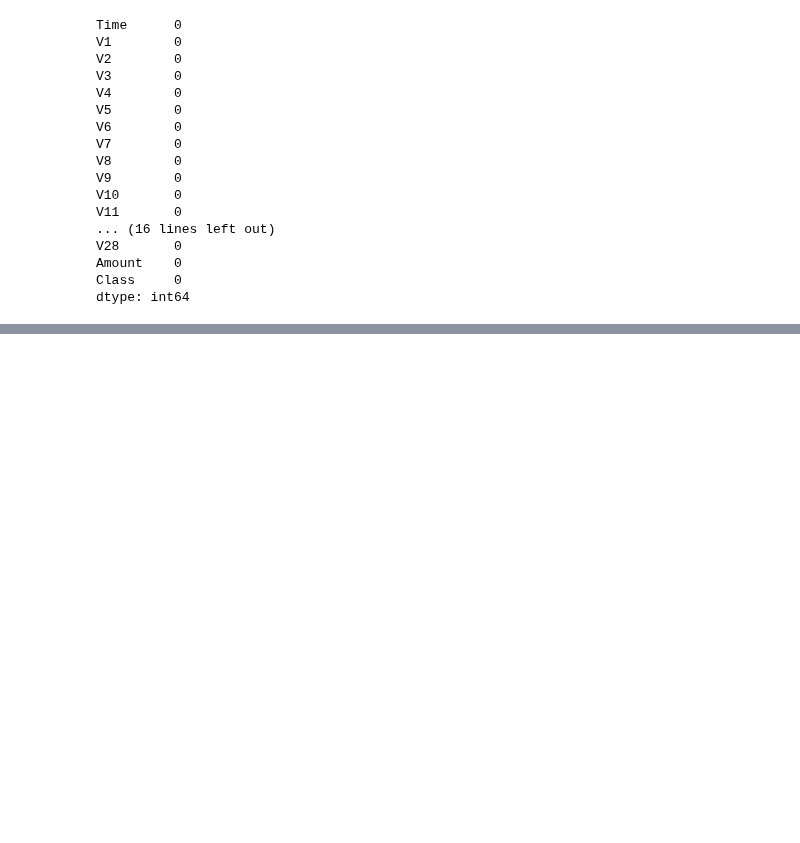
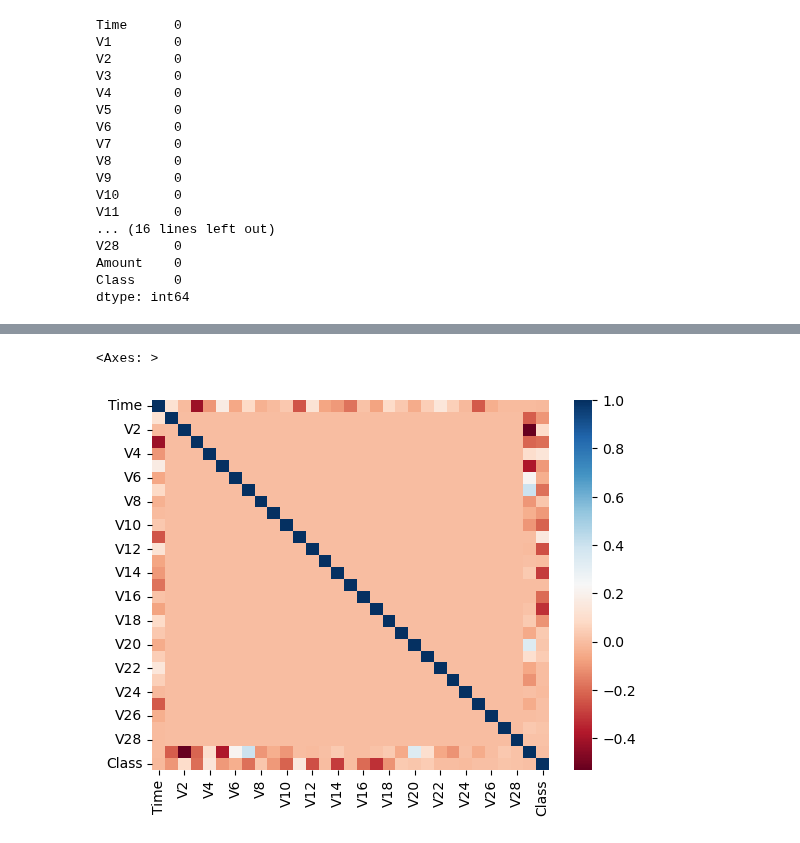
Before and after one commit to irisyshin/hipython_rep, a Jupyter notebook: 분류분석_실습/분류예측모델_신용카드.ipynb, the cells around one changed output, grey strips where cells are left out. Cells and saved outputs as stored; diff of their text form; code cells hidden in the pictures; blank space fills up the shorter version.

```diff
--- a/분류분석_실습/분류예측모델_신용카드.ipynb
+++ b/분류분석_실습/분류예측모델_신용카드.ipynb
@@ -123,0 +220,7 @@ dtype: int64
+# %%
+# 이상치 탐색
+corr=card_df.corr()
+sns.heatmap(corr, cmap='RdBu')
+# %% [output]
+<Axes: >
+[figure, added]
```
Also changed, not shown: parts of 16 cells of this notebook, 5 other files.
